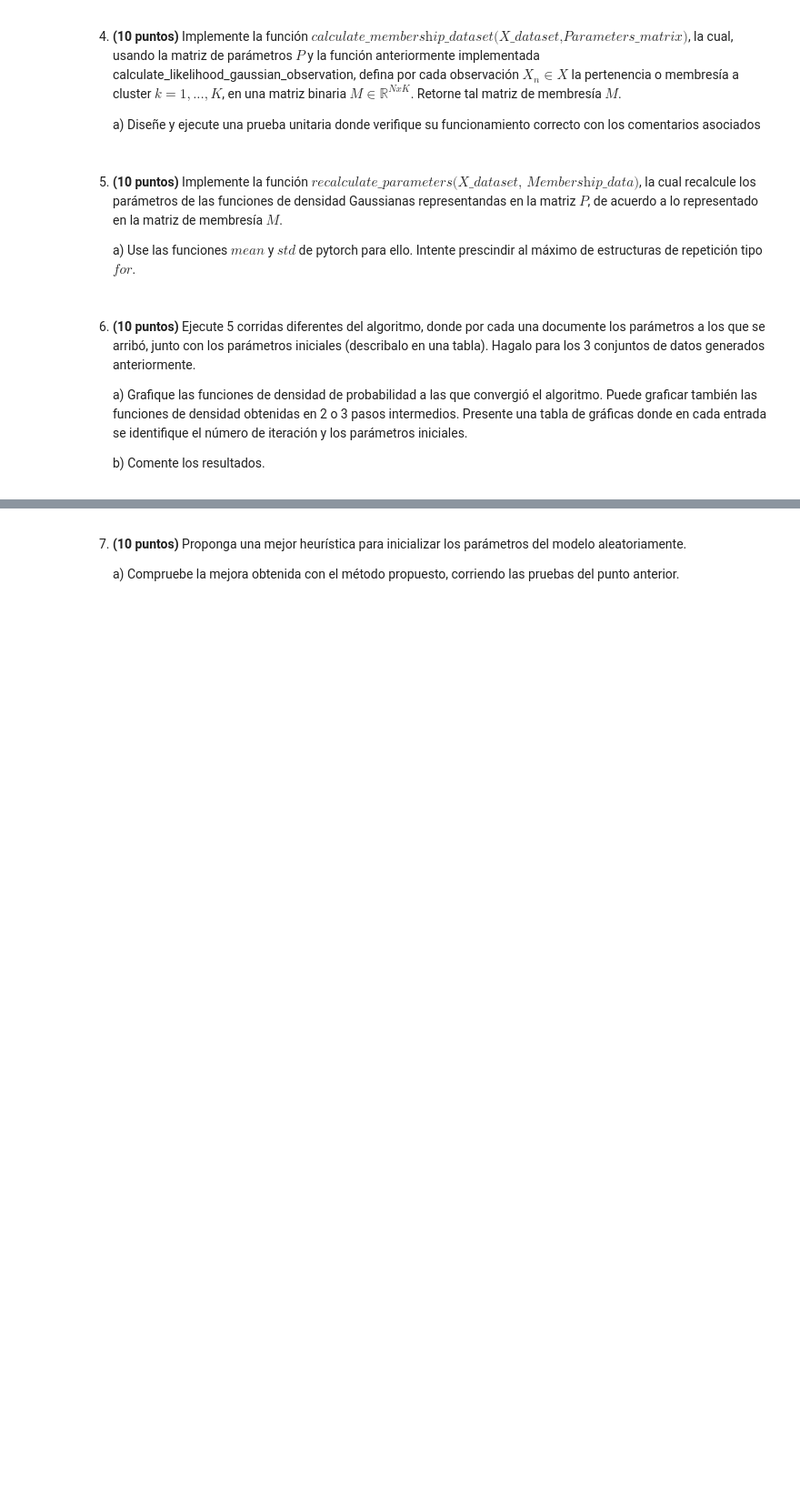
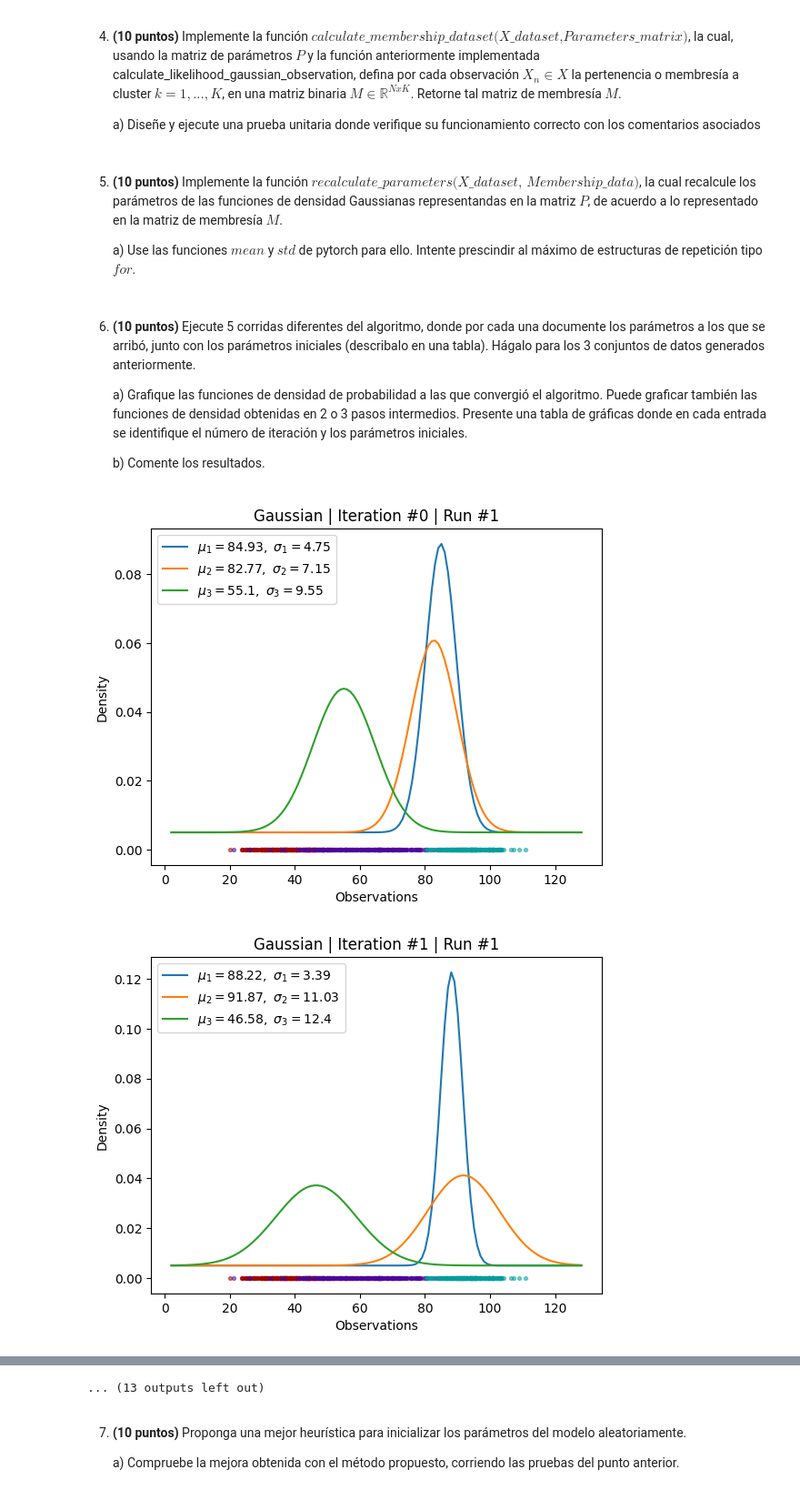
Before and after one commit to LD9797/Auto-Learning-Ground, a Jupyter notebook: AA_Entregable.ipynb, the cells around one changed output, grey strips where cells are left out. Shown at 91% size. Drawn from its saved outputs; the diff is of its cells as text; code cells hidden in the pictures; blank space fills up the shorter version.

```diff
--- a/AA_Entregable.ipynb
+++ b/AA_Entregable.ipynb
@@ -99,6 +141,14 @@ Realice la correción pertinente al calculo de la función de verosimilitud para
 # %%
 #Function to calculate hte likelihhod on the gaussian observations.
 def calculate_likelihood_gaussian_observation(x_n, mu_k, sigma_k):
+    """
+    Calculates the likelihood of a dataset against the randomly generated mus and sigmas.
+
+    :param x_n: specific dataset.
+    :param mu_k: calculated mus.
+    :param sigma_k: calculated sigmas.
+    :return: Tensor with the calculated likelihood.
+    """
     def log_gaussian_function(x, mu, sigma):
         return (-1/2) * torch.log(2 * torch.pi * sigma**2) - ((x-mu)**2/(2 * sigma**2))
     return log_gaussian_function(x_n, mu_k, sigma_k)
@@ -109,11 +170,17 @@ def calculate_likelihood_gaussian_observation(x_n, mu_k, sigma_k):
 
     a) Diseñe y ejecute una prueba unitaria donde verifique su funcionamiento correcto con los comentarios asociados
 # %%
-#Función
-def calculate_membership_dataset(observations, parameters):
-    mean = parameters[:, 0].unsqueeze(0)
-    std = parameters[:, 1].unsqueeze(0)
-    observations_expanded = observations.unsqueeze(-1)
+def calculate_membership_dataset(x_dataset, parameters_matrix):
+    """
+    Calculates a one-hot-vector table to represent the membership of the dataset regarding the given parameters_matrix
+
+    :param x_dataset: amount of unidimensional observations to generate.
+    :param parameters_matrix: calculated mus and sigmas.
+    :return: Generated one-hot-vector matrix.
+    """
+    mean = parameters_matrix[:, 0].unsqueeze(0)
+    std = parameters_matrix[:, 1].unsqueeze(0)
+    observations_expanded = x_dataset.unsqueeze(-1)
     log_likelihoods = calculate_likelihood_gaussian_observation(observations_expanded, mean, std)
     max_values, _ = torch.max(log_likelihoods, dim=-1, keepdim=True)
     one_hot_membership_matrix = (log_likelihoods == max_values).to(torch.float)
@@ -125,8 +202,14 @@ def calculate_membership_dataset(observations, parameters):
 
     a)   Use las funciones $\textit{mean}$ y $\textit{std}$ de pytorch para ello. Intente prescindir al máximo de estructuras de repetición tipo $\textit{for}$.
 # %%
-#Function to recalculate the parameters based on the membership matriz.
 def recalculate_parameters(x_dataset, membership_data):
+    """
+    Takes a dataset and its corresponding membership table to recalculate the parameters used to calculate likelihood.
+
+    :param x_dataset: amount of unidimensional observations to generate.
+    :param membership_data: membership table.
+    :return: the new estimated parameters.
+    """
     values_per_membership = torch.transpose(membership_data, 0, 1) * x_dataset
     new_parameters = []
     for t_membership in values_per_membership:
@@ -134,14 +217,14 @@ def recalculate_parameters(x_dataset, membership_data):
         t_membership = t_membership[non_zero_mask]
         new_mu = torch.mean(t_membership)
         new_std = torch.std(t_membership)
-        if new_mu.item() != new_mu.item() or new_std.item() != new_std.item():  # if nan
+        if new_mu.item() != new_mu.item() or new_std.item() != new_std.item():  # if nan, then regenerated parameters.
             params = init_random_parameters(1)
             new_mu = params[0][0]
             new_std = params[0][1]
         new_parameters.append([new_mu, new_std])
     return torch.Tensor(new_parameters)
 # %% [markdown]
-6. **(10 puntos)** Ejecute 5 corridas diferentes del algoritmo, donde por cada una documente los parámetros a los que se arribó, junto con los parámetros iniciales (describalo en una tabla). Hagalo para los 3 conjuntos de datos generados anteriormente.
+6. **(10 puntos)** Ejecute 5 corridas diferentes del algoritmo, donde por cada una documente los parámetros a los que se arribó, junto con los parámetros iniciales (describalo en una tabla). Hágalo para los 3 conjuntos de datos generados anteriormente.
 
     a) Grafique las funciones de densidad de probabilidad a las que convergió el algoritmo. Puede graficar también las funciones de densidad obtenidas en 2 o 3 pasos intermedios. Presente una tabla de gráficas donde en cada entrada se identifique el número de iteración y los parámetros iniciales.
 
@@ -199 +285,7 @@ def plot_gaussian_distribution_and_observations(distribution_parameters, observa
     plt.show()
+# %%
+for run in range(5):
+    expectation_maximization(gaussian_observations, run_number=run + 1)
+# %% [output]
+[figure, added]
+[figure, added]
@@ -200,3 +302,4 @@ def plot_gaussian_distribution_and_observations(distribution_parameters, observa
+... (13 outputs left out)
 # %% [markdown]
 7. **(10 puntos)** Proponga una mejor heurística para inicializar los parámetros del modelo aleatoriamente.
 
```
Also changed, not shown: parts of 28 cells of this notebook, 59 other files.
